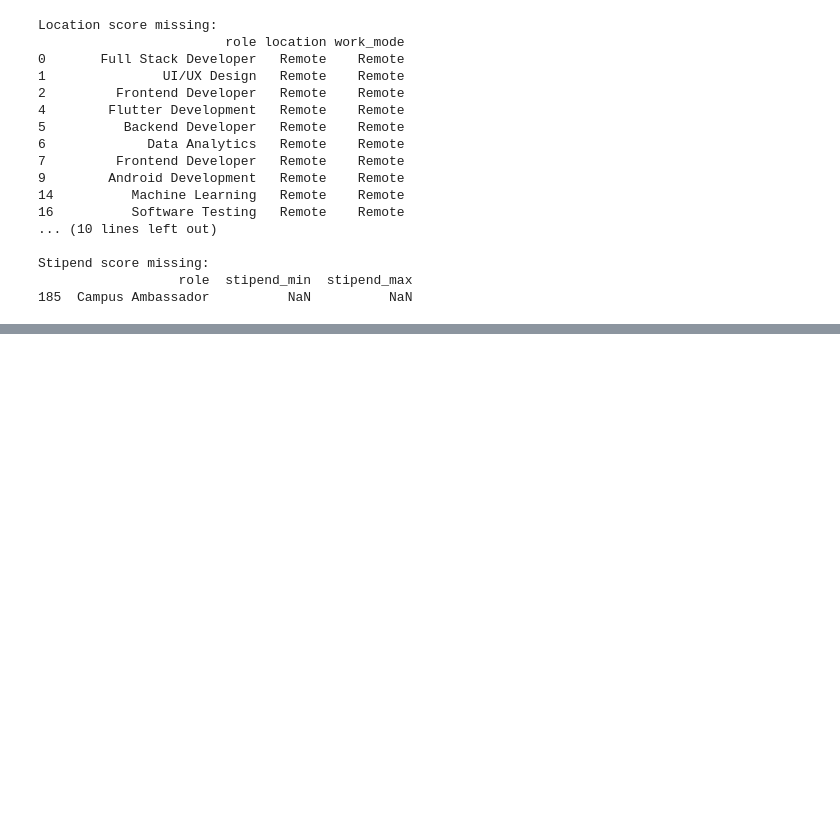
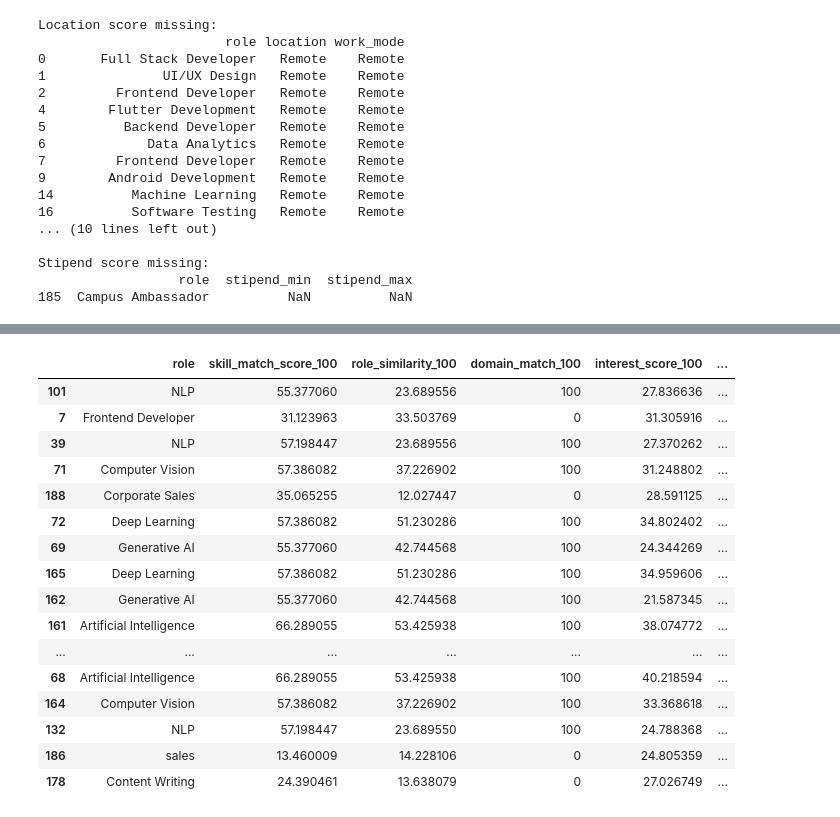
Before and after one commit to shubhamsahni098-commits/InternSetu, a Jupyter notebook: notebooks/03_feature_engineering.ipynb, the cells around one changed output, grey strips where cells are left out. Saved outputs shown, nothing was run; the diff lists cells and outputs as text; code cells hidden in the pictures; blank space fills up the shorter version.

```diff
--- a/notebooks/03_feature_engineering.ipynb
+++ b/notebooks/03_feature_engineering.ipynb
@@ -1535,0 +2079,65 @@ Stipend score missing:
+# %%
+# Step 1 - Calculate Final Recommendation Score
+
+final_score_weights = {
+    "skill_match_score_100": 0.25,
+    "role_similarity_100": 0.15,
+    "domain_match_100": 0.15,
+    "interest_score_100": 0.15,
+    "work_mode_match_100": 0.10,
+    "location_score_100": 0.05,
+    "stipend_score_100": 0.05,
+    "duration_score_100": 0.05,
+    "internship_type_score_100": 0.05
+}
+
+def calculate_final_score(row, weights):
+    weighted_sum = 0.0
+    total_available_weight = 0.0
+
+    for feature, weight in weights.items():
+
+        value = row.get(feature)
+
+        # Missing feature should not unfairly reduce score
+        if pd.isna(value):
+            continue
+
+        weighted_sum += value * weight
+        total_available_weight += weight
+
+    if total_available_weight == 0:
+        return 0.0
+
+    # Re-normalize available weights
+    return round(
+        weighted_sum / total_available_weight,
+        2
+    )
+
+
+candidate_df["final_score_100"] = candidate_df.apply(
+    lambda row: calculate_final_score(
+        row,
+        final_score_weights
+    ),
+    axis=1
+)
+
+print("Final scores calculated:",
+      candidate_df["final_score_100"].notna().sum())
+
+display(
+    candidate_df[
+        [
+            "role",
+            "skill_match_score_100",
+            "role_similarity_100",
+            "domain_match_100",
+            "interest_score_100",
+            "work_mode_match_100",
+            "final_score_100"
+        ]
+    ].head(20)
+)
+# %% [output]
@@ -1535,0 +2145,17 @@ Stipend score missing:
+|  | role | skill_match_score_100 | role_similarity_100 | domain_match_100 | interest_score_100 | ... |
+| 101 | NLP | 55.377060 | 23.689556 | 100 | 27.836636 | ... |
+| 7 | Frontend Developer | 31.123963 | 33.503769 | 0 | 31.305916 | ... |
+| 39 | NLP | 57.198447 | 23.689556 | 100 | 27.370262 | ... |
+| 71 | Computer Vision | 57.386082 | 37.226902 | 100 | 31.248802 | ... |
+| 188 | Corporate Sales | 35.065255 | 12.027447 | 0 | 28.591125 | ... |
+| 72 | Deep Learning | 57.386082 | 51.230286 | 100 | 34.802402 | ... |
+| 69 | Generative AI | 55.377060 | 42.744568 | 100 | 24.344269 | ... |
+| 165 | Deep Learning | 57.386082 | 51.230286 | 100 | 34.959606 | ... |
+| 162 | Generative AI | 55.377060 | 42.744568 | 100 | 21.587345 | ... |
+| 161 | Artificial Intelligence | 66.289055 | 53.425938 | 100 | 38.074772 | ... |
+| ... | ... | ... | ... | ... | ... | ... |
+| 68 | Artificial Intelligence | 66.289055 | 53.425938 | 100 | 40.218594 | ... |
+| 164 | Computer Vision | 57.386082 | 37.226902 | 100 | 33.368618 | ... |
+| 132 | NLP | 57.198447 | 23.689550 | 100 | 24.788368 | ... |
+| 186 | sales | 13.460009 | 14.228106 | 0 | 24.805359 | ... |
+| 178 | Content Writing | 24.390461 | 13.638079 | 0 | 27.026749 | ... |
```
Also changed, not shown: parts of 32 cells of this notebook, 28 other files.
